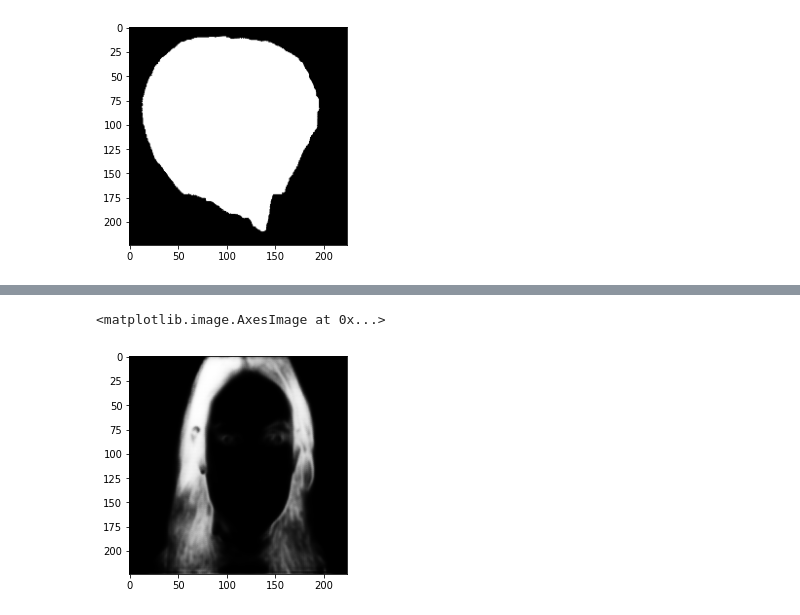
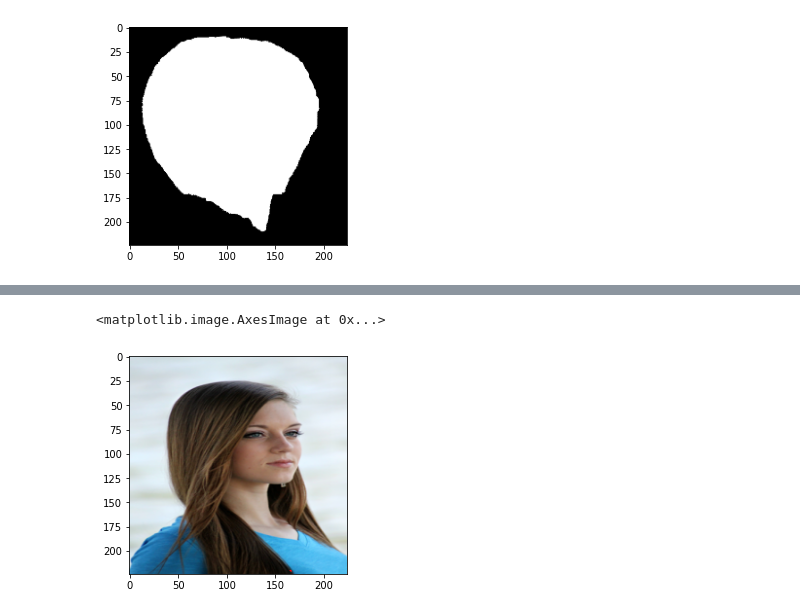
Before and after one commit to AwaisFazli/ChangeHairColorApp, a Jupyter notebook: HairSegmentation.ipynb, the cells around one changed output, grey strips where cells are left out. Cells and saved outputs as stored; diff of their text form; code cells hidden in the pictures.

Commit message:
working on hair color change

```diff
--- a/HairSegmentation.ipynb
+++ b/HairSegmentation.ipynb
@@ -175,3 +236,9 @@ test_pic = cv2.resize(test_pic, [224,224], interpolation = cv2.INTER_AREA)
 test_pic_pred = cv2.resize(test_pic_pred, [224,224], interpolation = cv2.INTER_AREA)
 # %%
 mask = model.predict(np.asarray([test_pic_pred])).reshape((224,224))
+# %%
+m1 = cv2.cvtColor(mask, cv2.COLOR_GRAY2BGR )
+m1 = cv2.cvtColor(m1, cv2.COLOR_BGR2GRAY)
+m1 = m1.astype(np.uint8)
+plt.imshow(m1, cmap = "gray")
+print(mask.dtype)
@@ -178,5 +255,8 @@ mask = model.predict(np.asarray([test_pic_pred])).reshape((224,224))
+# %%
+img = test_pic[:, :, :: -1]
+img[..., 2] = np.where(m1 == 255,255, img[..., 2])
 # %%
-plt.imshow(mask, cmap="gray")
+plt.imshow(img)
 # %% [output]
 <matplotlib.image.AxesImage at 0x...>
-[figure, old version]
+[figure, new version]
```
Also changed, not shown: parts of 8 cells of this notebook.
